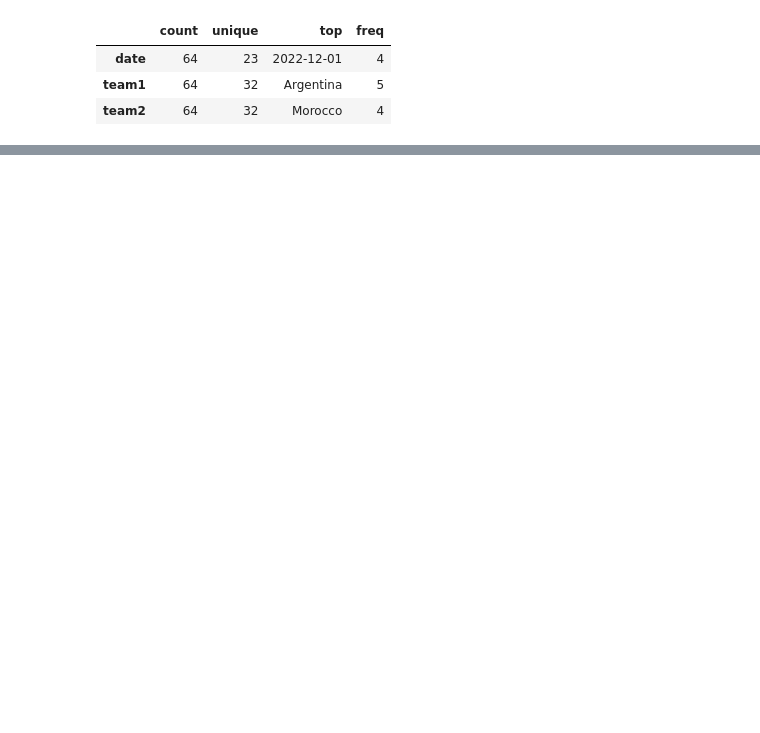
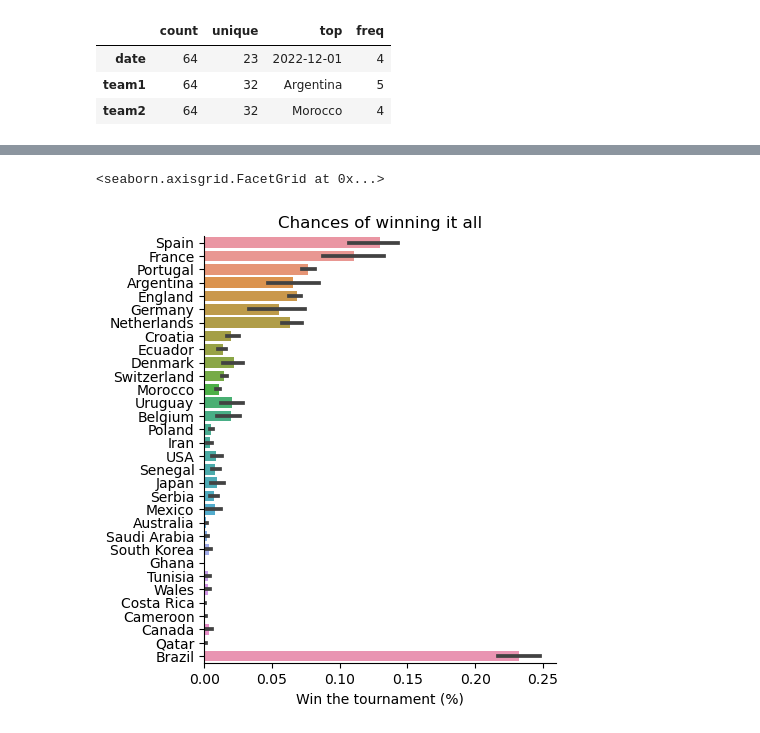
Before and after one commit to ubco-W2022T2-data301/project-group-group41, a Jupyter notebook: analysis/analysis1_Luis_Wen.ipynb, the cells around one changed output, grey strips where cells are left out. Drawn from its saved outputs; the diff is of its cells as text; code cells hidden in the pictures; blank space fills up the shorter version.

```diff
--- a/analysis/analysis1_Luis_Wen.ipynb
+++ b/analysis/analysis1_Luis_Wen.ipynb
@@ -94,0 +107,8 @@ ValueError: could not convert string to float: 'Argentina'
+# %%
+sns.catplot(data=dfP3, y='team', x='win_league', kind='bar').set(title="Chances of winning it all",
+                                                                 xlabel="Win the tournament (%)", ylabel="")
+# Initial chances of winning the entire tournament for the teams attenting the 2022 World Cup
+# Brazil, Spain, and France are the teams with the highest possibility to win it all
+# %% [output]
+<seaborn.axisgrid.FacetGrid at 0x...>
+[figure, added]
```
Also changed, not shown: parts of 7 cells of this notebook.
